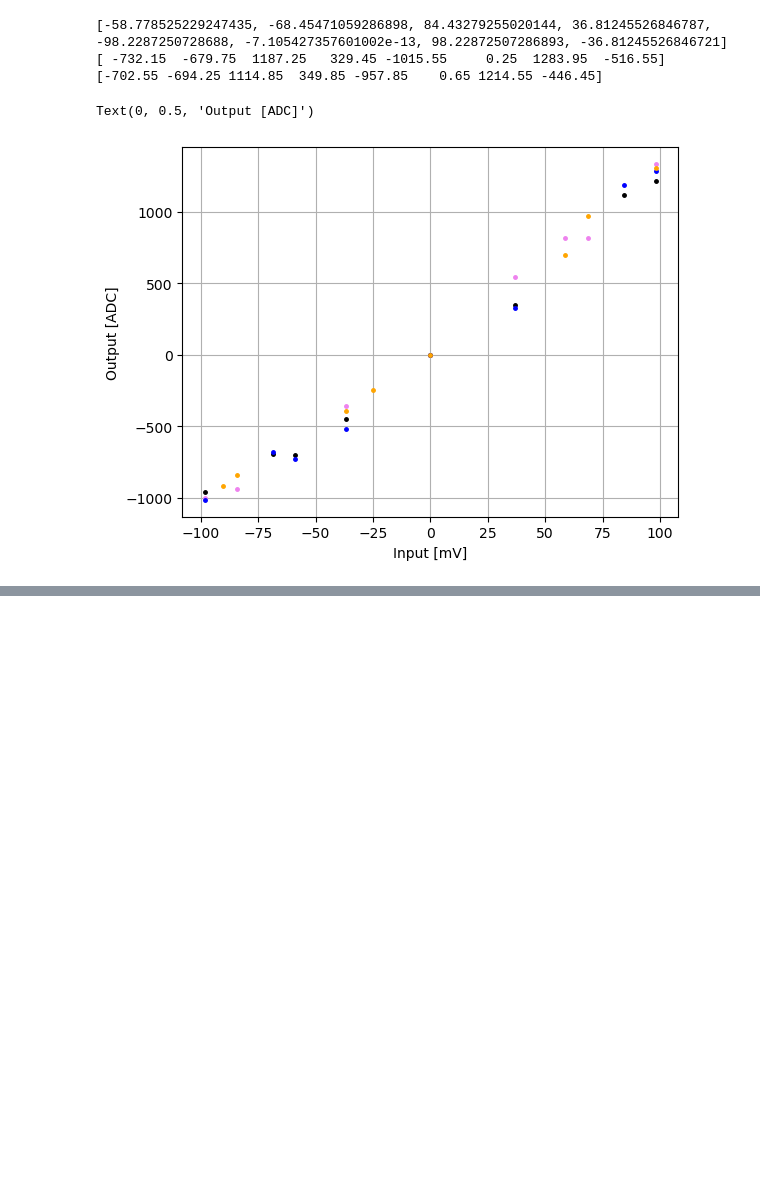
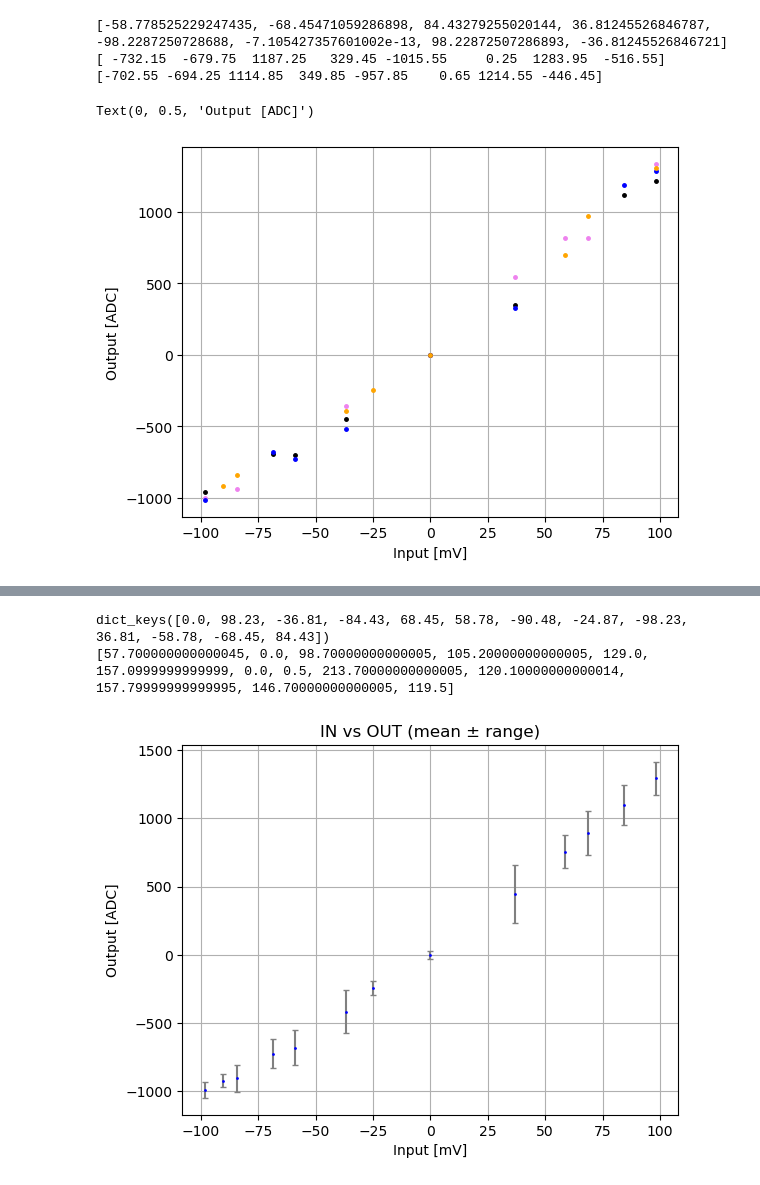
Before and after one commit to sigarnero/GasPM, a Jupyter notebook: NALU_calibration/Nalu_SingleCell.ipynb, the cells around one changed output, grey strips where cells are left out. Saved outputs shown, nothing was run; the diff lists cells and outputs as text; code cells hidden in the pictures; blank space fills up the shorter version.

Commit message:
Error bar and fit

```diff
--- a/NALU_calibration/Nalu_SingleCell.ipynb
+++ b/NALU_calibration/Nalu_SingleCell.ipynb
@@ -269,7 +269,9 @@ def create_INvsOUT(event_indices, cell_data, cell_number):
     x = np.linspace(0,102.3,1024)
     offset_events = np.zeros(8)
     sine_func = np.zeros(1024)
-    color = ['black', 'blue', 'red',  'green', 'violet', 'orange', ]
+    color = ['black', 'blue', 'red',  'green', 'violet', 'orange']
+    in_values = np.zeros((len(event_indices), 8))
+    out_values = np.zeros((len(event_indices), 8))
     for i in range(len(event_indices)):
         input_signal = []
         offset_events = cell_data[cell_number][event_indices[i]*8:event_indices[i]*8+8]
@@ -286,11 +288,16 @@ def create_INvsOUT(event_indices, cell_data, cell_number):
             input_signal.append(sine_func[j*128])
         print("Input signal:", np.sort(input_signal))
         plt.plot(input_signal, offset_events, '.', markersize=5, color=color[i], label=f"event {event_indices[i]}", alpha=0.7)
+        in_values[i] = input_signal
+        out_values[i] = offset_events
+
     plt.grid()
     plt.legend(loc='upper left')
     plt.xlabel("Input [mV]")
     plt.ylabel("Output [ADC]");
     plt.title(f"Cell {cell_number} IN vs OUT")
 
-create_INvsOUT(event_indices, cell_data, cell_number)
+    return in_values, out_values
+
+in_values, out_values = create_INvsOUT(event_indices, cell_data, cell_number)
 # %% [output]
@@ -401,0 +328,40 @@ print(time_0_folded)
+# %%
+from collections import defaultdict
+
+# Assuming in_values and out_values are already defined from the function
+in_flat = in_values.flatten()
+out_flat = out_values.flatten()
+
+# Group output values by unique input
+grouped_outputs = defaultdict(list)
+for x, y in zip(in_flat, out_flat):
+    grouped_outputs[round(x, 2)].append(y)  # rounding avoids floating point precision issues
+
+# Prepare lists for plotting
+unique_inputs = []
+mean_outputs = []
+error_bars = []
+print(grouped_outputs.keys())
+for i in sorted(grouped_outputs.keys()):
+    y_vals = grouped_outputs[i]
+    unique_inputs.append(i)
+    mean_outputs.append(np.mean(y_vals))
+    error_bars.append(np.max(y_vals) - np.min(y_vals))  # range as error bar
+
+# Plot with error bars
+print(error_bars)
+error_bars = np.maximum(error_bars, 50)
+if 0.0 in unique_inputs:
+    idx = unique_inputs.index(0.0)
+    error_bars[idx] = 30  # ±10
+
+plt.errorbar(unique_inputs, mean_outputs, yerr=error_bars, fmt='o', markersize=1, capsize=2, ecolor='gray', color='blue')
+plt.grid()
+plt.xlabel("Input [mV]")
+plt.ylabel("Output [ADC]")
+plt.title("IN vs OUT (mean ± range)")
+plt.show()
+# %% [output]
+dict_keys([0.0, 98.23, -36.81, -84.43, 68.45, 58.78, -90.48, -24.87, -98.23, 36.81, -58.78, -68.45, 84.43])
+[57.700000000000045, 0.0, 98.70000000000005, 105.20000000000005, 129.0, 157.0999999999999, 0.0, 0.5, 213.70000000000005, 120.10000000000014, 157.79999999999995, 146.70000000000005, 119.5]
+[figure, added]
```
Also changed, not shown: parts of 15 cells of this notebook.
